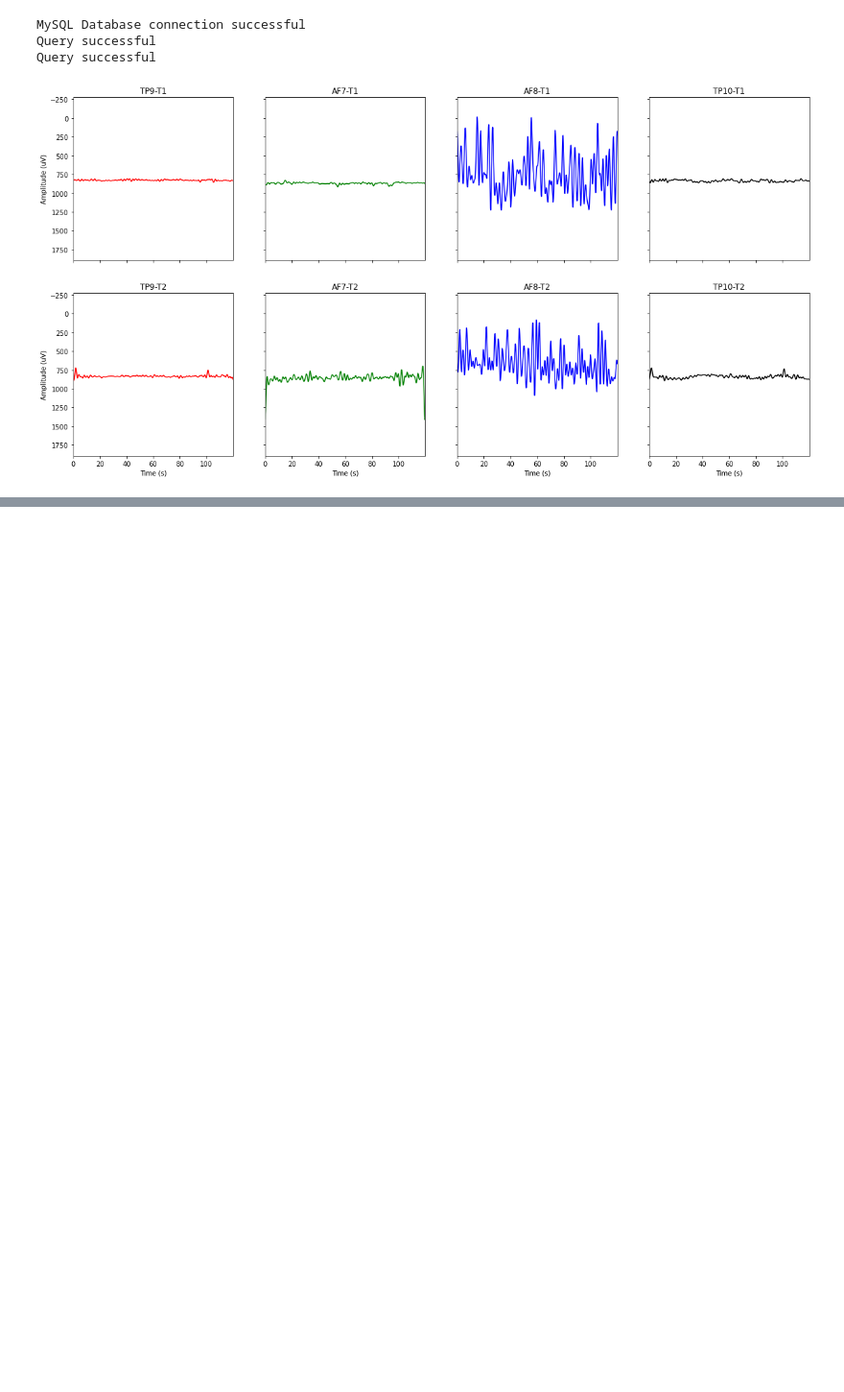
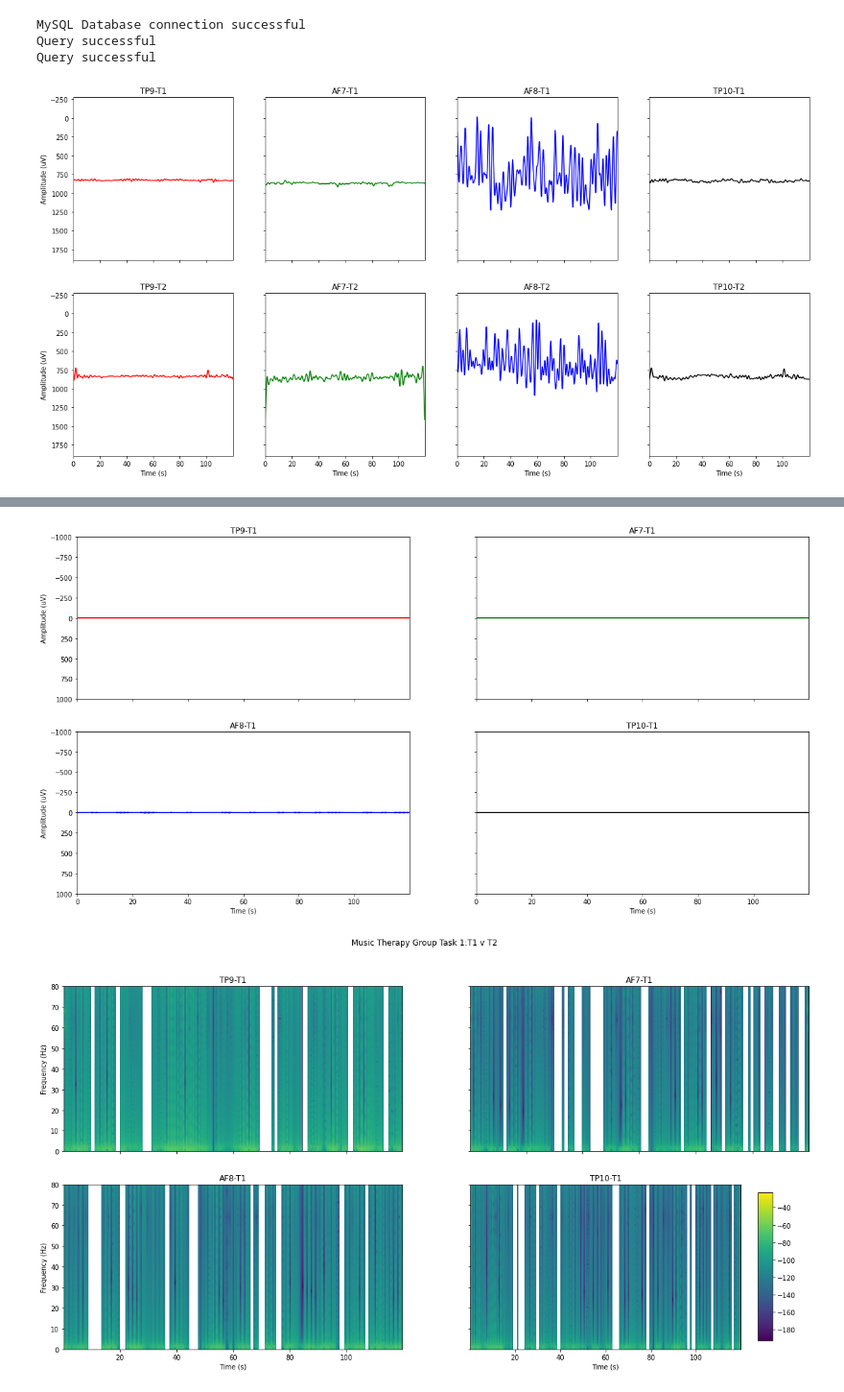
Before and after one commit to iggy96/eegMusicTherapy, a Jupyter notebook: singleRunAnalysis_v2.ipynb, the cells around one changed output, grey strips where cells are left out. Shown at 96% size. Drawn from its saved outputs; the diff is of its cells as text; code cells hidden in the pictures; blank space fills up the shorter version.

```diff
--- a/singleRunAnalysis_v2.ipynb
+++ b/singleRunAnalysis_v2.ipynb
@@ -53,0 +54,27 @@ spectogramPlot((np.hstack((bpData_1,bpData_2))),fs,nfft,noverlap,(20,10),['TP9-T
+# %%
+def dwtTest(data,wavelet):
+    import pywt
+    (ca_1, cd_1) = pywt.dwt(data[:,0],wavelet)
+    (ca_2, cd_2) = pywt.dwt(data[:,1],wavelet)
+    (ca_3, cd_3) = pywt.dwt(data[:,2],wavelet)
+    (ca_4, cd_4) = pywt.dwt(data[:,3],wavelet)
+    cat_1 = pywt.threshold(ca_1, np.std(ca_1)/2, mode='soft')
+    cat_2 = pywt.threshold(ca_2, np.std(ca_2)/2, mode='soft')
+    cat_3 = pywt.threshold(ca_3, np.std(ca_3)/2, mode='soft')
+    cat_4 = pywt.threshold(ca_4, np.std(ca_4)/2, mode='soft')
+    cdt_1 = pywt.threshold(cd_1, np.std(cd_1)/2, mode='soft')
+    cdt_2 = pywt.threshold(cd_2, np.std(cd_2)/2, mode='soft')
+    cdt_3 = pywt.threshold(cd_3, np.std(cd_3)/2, mode='soft')
+    cdt_4 = pywt.threshold(cd_4, np.std(cd_4)/2, mode='soft')
+    data_1 = pywt.idwt(np.zeros(len(cat_1)), cdt_1, wavelet)
+    data_2 = pywt.idwt(np.zeros(len(cat_2)), cdt_2, wavelet)
+    data_3 = pywt.idwt(np.zeros(len(cat_3)), cdt_3, wavelet)
+    data_4 = pywt.idwt(np.zeros(len(cat_4)), cdt_4, wavelet)
+    return (np.vstack((data_1,data_2,data_3,data_4)).T)
+
+test_1 = dwtTest(bpData_1,'haar')
+plots(time_s,test_1,['TP9-T1','AF7-T1','AF8-T1','TP10-T1'],(20,10),['r','g','b','k'])
+spectogramPlot(test_1,fs,nfft,noverlap,(20,10),['TP9-T1','AF7-T1','AF8-T1','TP10-T1'],'Music Therapy Group'+' '+task+':'+'T1 v T2')
+# %% [output]
+[figure, added]
+[figure, added]
```
Also changed, not shown: parts of 4 cells of this notebook.
